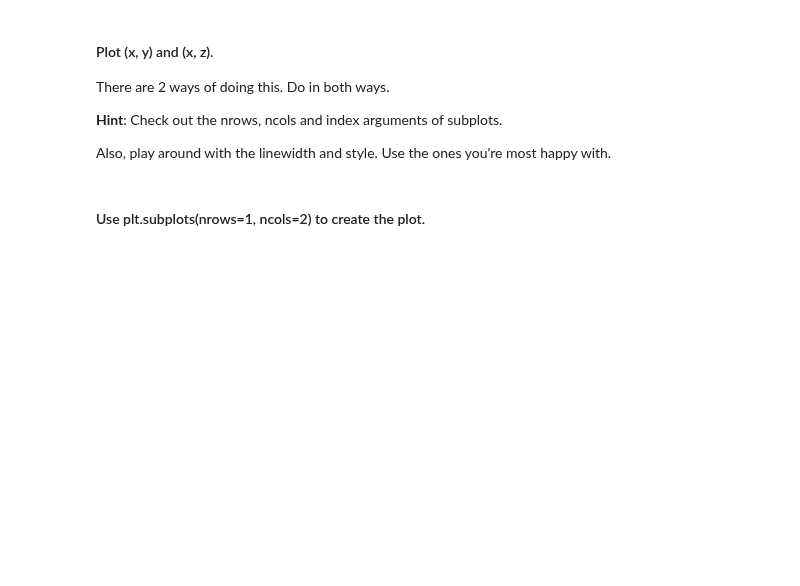
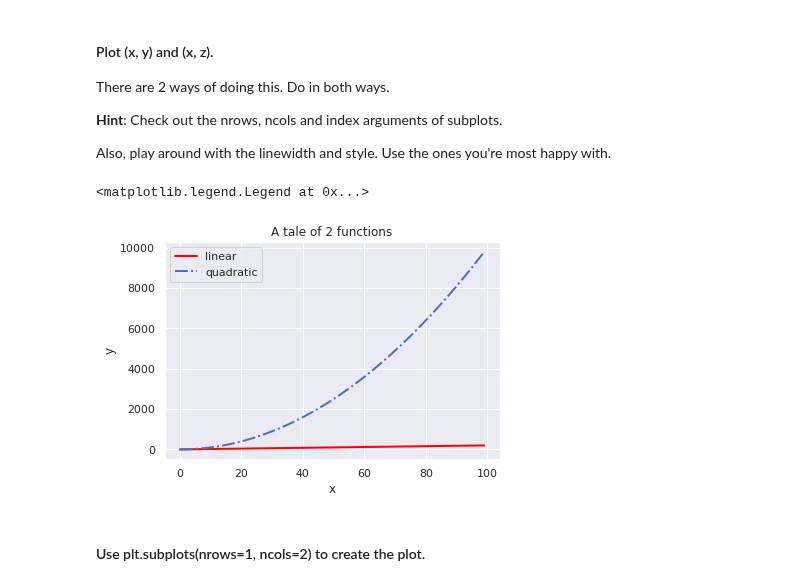
Before and after one commit to ta-data-lis/lab-matplotlib-seaborn, a Jupyter notebook: your-code/main.ipynb, the cells around one changed output. Drawn from its saved outputs; the diff is of its cells as text; code cells hidden in the pictures; blank space fills up the shorter version.

Commit message:
Tiago Paim: lab-matplotlib-seaborn

```diff
--- a/your-code/main.ipynb
+++ b/your-code/main.ipynb
@@ -8,3 +5,12 @@ import numpy as np
+# %%
+import os
+import numpy as np
+import pandas as pd
+import matplotlib.pyplot as plt
+import seaborn as sns
+import calendar
+sns.set()
+%matplotlib inline
 # %% [markdown]
 ## Challenge 1
 
@@ -25,2 +29,14 @@ Also, play around with the linewidth and style. Use the ones you're most happy w
+# %%
+plt.plot(x, y, label='linear', linewidth = 2, ls = '-', color = 'red')
+plt.plot(x, z, label='quadratic', linewidth = 2, ls = '-.')
+
+plt.xlabel('x')
+plt.ylabel('y')
+
+plt.title("A tale of 2 functions")
+plt.legend()
+# %% [output]
+<matplotlib.legend.Legend at 0x...>
+[figure, added]
 # %% [markdown]
 #### Use plt.subplots(nrows=1, ncols=2) to create the plot.
```
Also changed, not shown: parts of 63 cells of this notebook.
